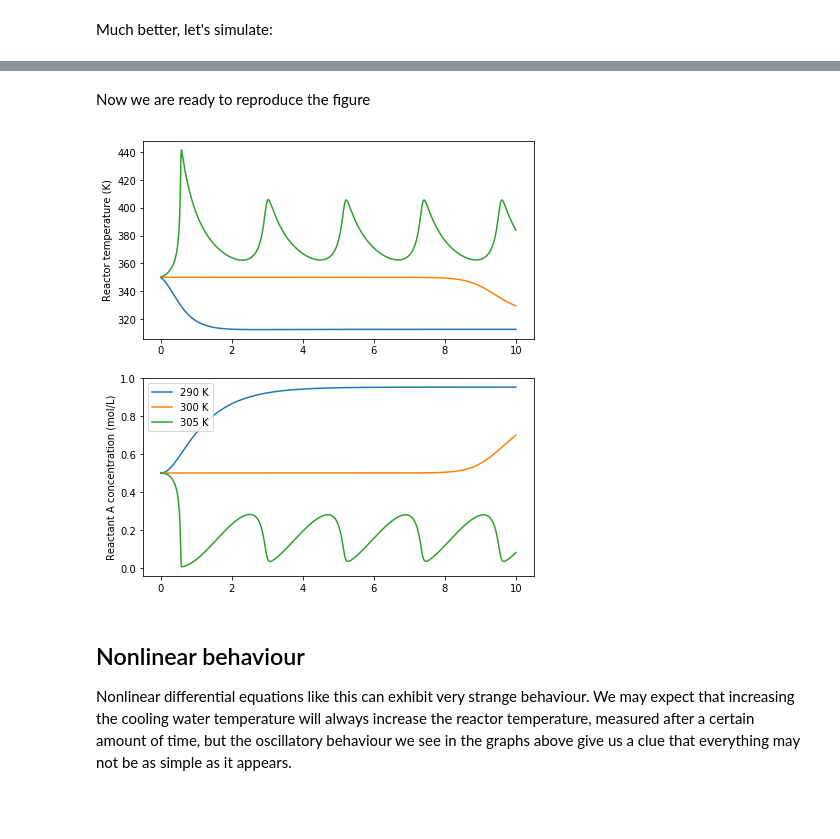
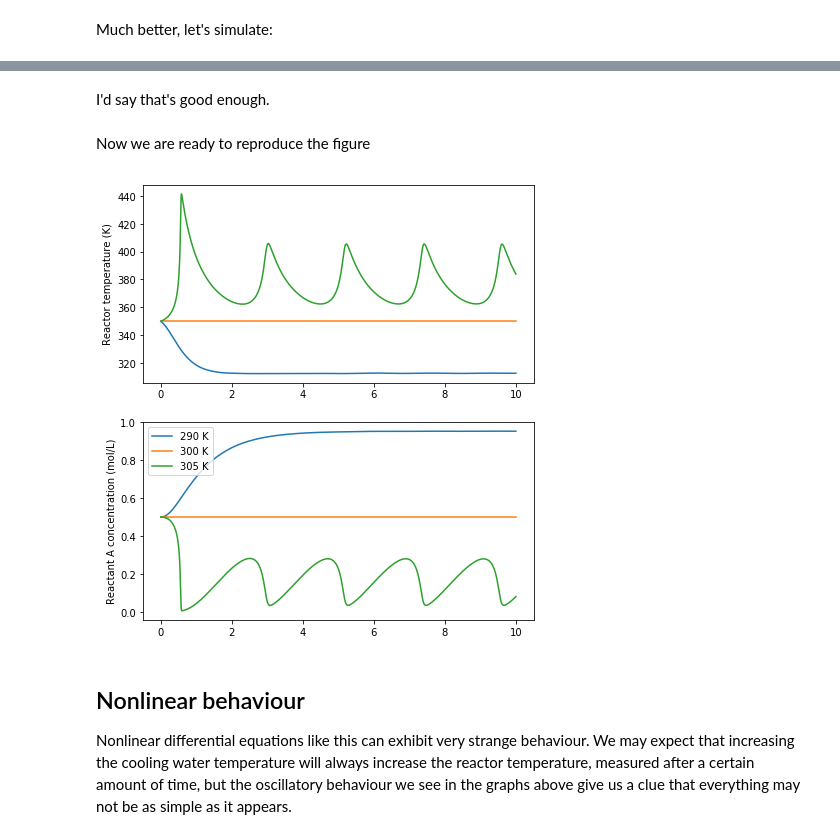
Before and after one commit to alchemyst/Dynamics-and-Control, a Jupyter notebook: 1_Dynamics/2_Time_domain_simulation/Nonlinear CSTR.ipynb, the cells around one changed output, grey strips where cells are left out. Drawn from its saved outputs; the diff is of its cells as text; code cells hidden in the pictures; blank space fills up the shorter version.

```diff
--- a/1_Dynamics/2_Time_domain_simulation/Nonlinear CSTR.ipynb
+++ b/1_Dynamics/2_Time_domain_simulation/Nonlinear CSTR.ipynb
@@ -75,5 +72,0 @@ t = numpy.linspace(0, 10, 1000)
-# %%
-r = scipy.integrate.odeint(intsys, x0, t)
-cA, T = r.T
-plt.plot(t, T)
-plt.show()
@@ -81,0 +73,7 @@ plt.show()
+# %%
+tspan = (0, 10)
+t = numpy.linspace(*tspan, 1000)
+# %%
+def simulate():
+    r = scipy.integrate.solve_ivp(intsys, tspan, x0, dense_output=True)
+    return r.sol(t)
@@ -111,0 +118,5 @@ This is better, but it still seems as though these equations are quite hard to b
+# %%
+cA, T = simulate()
+plt.plot(t, T)
+plt.ylim(349, 351)
+plt.show()
@@ -112,20 +125,19 @@ This is better, but it still seems as though these equations are quite hard to b
+# %% [markdown]
+I'd say that's good enough.
 # %% [markdown]
 Now we are ready to reproduce the figure
 # %%
-plt.figure(figsize=(7, 8))
+fig, (axT, axcA) = plt.subplots(2, 1, figsize=(7, 8))
 for Tc in [290, 300, 305]:
-    r = scipy.integrate.odeint(intsys, x0, t)
-    cA, T = r.T
-    plt.subplot(2, 1, 1)
-    plt.plot(t, T, label='{} K'.format(Tc))
-    plt.ylabel('Reactor temperature (K)')
-    plt.subplot(2, 1, 2)
-    plt.plot(t, cA, label='{} K'.format(Tc))
-    plt.ylabel('Reactant A concentration (mol/L)')
-plt.legend()
+    cA, T = simulate()
+    axT.plot(t, T, label='{} K'.format(Tc))
+    axT.set_ylabel('Reactor temperature (K)')
+    axcA.plot(t, cA, label='{} K'.format(Tc))
+    axcA.set_ylabel('Reactant A concentration (mol/L)')
+axcA.legend()
 plt.show()
 # %% [output]
-[figure, old version]
+[figure, new version]
 # %% [markdown]
 ## Nonlinear behaviour
 
```
Also changed, not shown: parts of 15 cells of this notebook.
